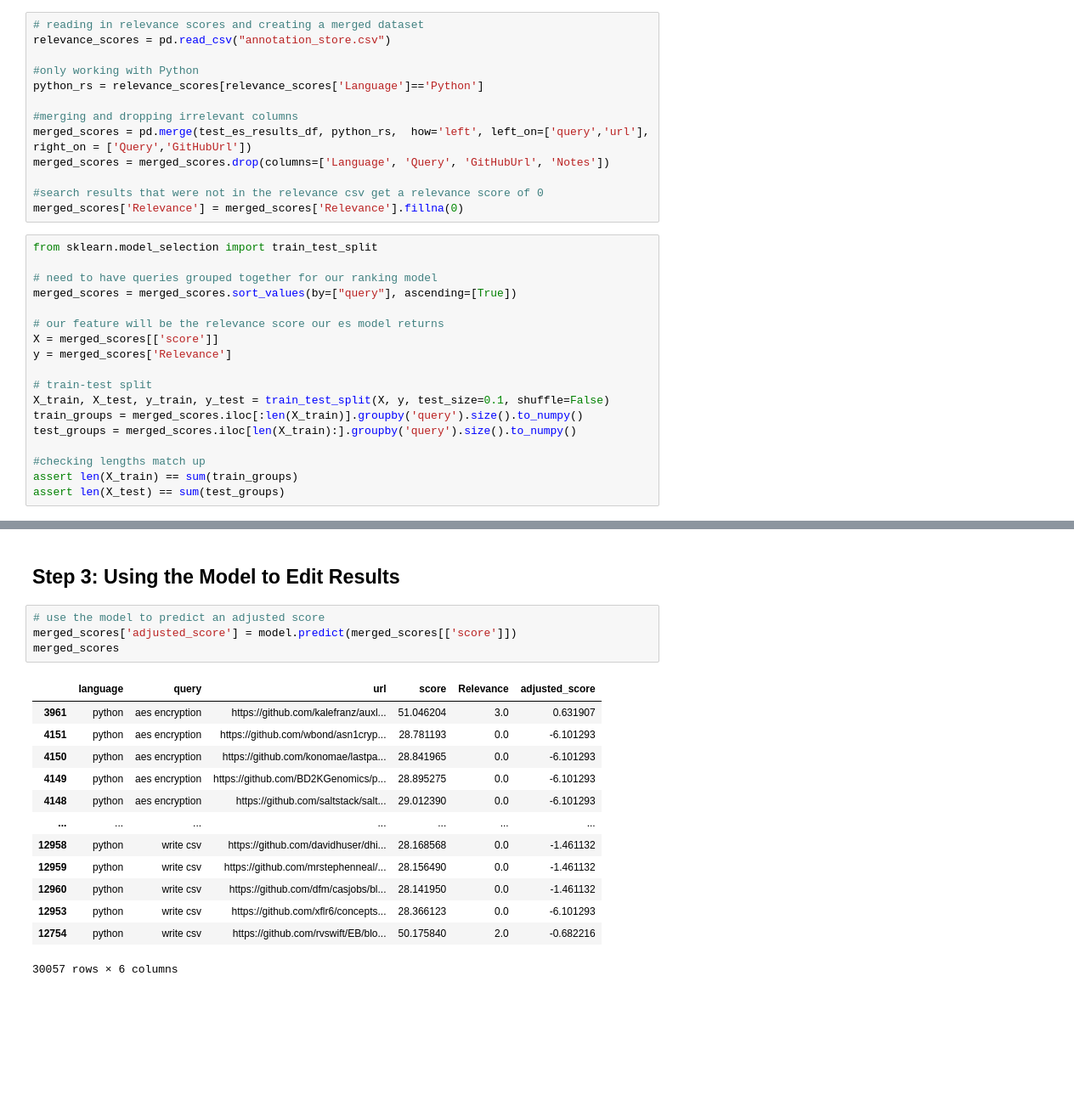
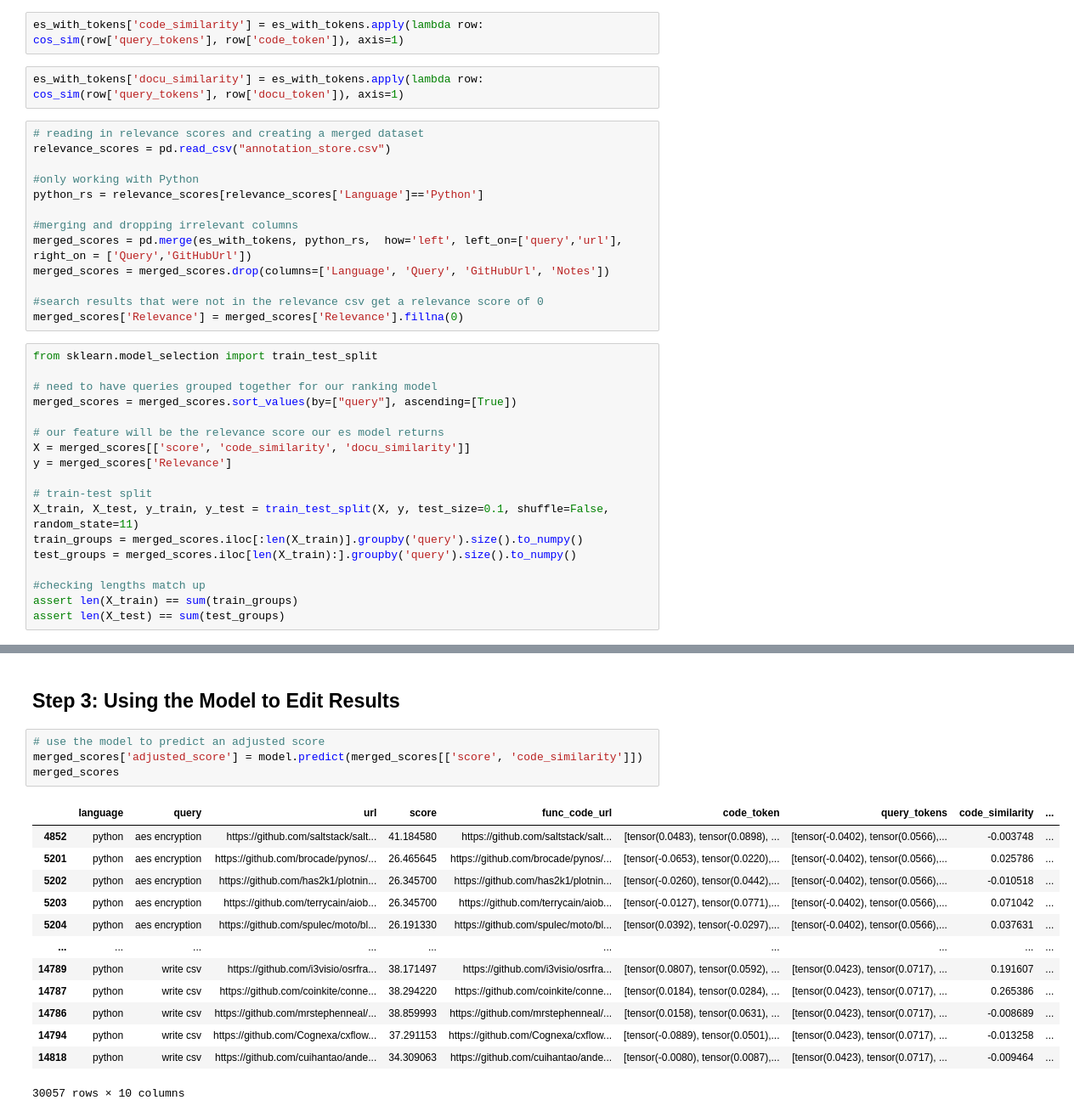
Before and after one commit to toekneeta/CodeSemanticSearch, a Jupyter notebook: elastic_search_engine.ipynb, the cells around one changed output, grey strips where cells are left out. Shown at 85% size. Cells and saved outputs as stored; diff of their text form; blank space fills up the shorter version.

```diff
--- a/elastic_search_engine.ipynb
+++ b/elastic_search_engine.ipynb
@@ -343,3 +407,7 @@ reference: https://towardsdatascience.com/how-to-implement-learning-to-rank-mode
+# %%
+es_with_tokens['code_similarity'] = es_with_tokens.apply(lambda row: cos_sim(row['query_tokens'], row['code_token']), axis=1)
+# %%
+es_with_tokens['docu_similarity'] = es_with_tokens.apply(lambda row: cos_sim(row['query_tokens'], row['docu_token']), axis=1)
 # %%
 # reading in relevance scores and creating a merged dataset
 relevance_scores = pd.read_csv("annotation_store.csv")
@@ -348,7 +416,7 @@ relevance_scores = pd.read_csv("annotation_store.csv")
 python_rs = relevance_scores[relevance_scores['Language']=='Python']
 
 #merging and dropping irrelevant columns
-merged_scores = pd.merge(test_es_results_df, python_rs,  how='left', left_on=['query','url'], right_on = ['Query','GitHubUrl'])
+merged_scores = pd.merge(es_with_tokens, python_rs,  how='left', left_on=['query','url'], right_on = ['Query','GitHubUrl'])
 merged_scores = merged_scores.drop(columns=['Language', 'Query', 'GitHubUrl', 'Notes'])
 
 #search results that were not in the relevance csv get a relevance score of 0
@@ -360,11 +428,11 @@ from sklearn.model_selection import train_test_split
 merged_scores = merged_scores.sort_values(by=["query"], ascending=[True])
 
 # our feature will be the relevance score our es model returns
-X = merged_scores[['score']]
+X = merged_scores[['score', 'code_similarity', 'docu_similarity']]
 y = merged_scores['Relevance']
 
 # train-test split
-X_train, X_test, y_train, y_test = train_test_split(X, y, test_size=0.1, shuffle=False)
+X_train, X_test, y_train, y_test = train_test_split(X, y, test_size=0.1, shuffle=False, random_state=11)
 train_groups = merged_scores.iloc[:len(X_train)].groupby('query').size().to_numpy()
 test_groups = merged_scores.iloc[len(X_train):].groupby('query').size().to_numpy()
 
@@ -391,22 +459,22 @@ LGBMRanker(metric='ndcg', objective='lambdarank')
 ## Step 3: Using the Model to Edit Results
 # %%
 # use the model to predict an adjusted score
-merged_scores['adjusted_score'] = model.predict(merged_scores[['score']])
+merged_scores['adjusted_score'] = model.predict(merged_scores[['score', 'code_similarity']])
 merged_scores
 # %% [output]
-|  | language | query | url | score | Relevance | adjusted_score |
-| 3961 | python | aes encryption | https://github.com/kalefranz/auxl... | 51.046204 | 3.0 | 0.631907 |
-| 4151 | python | aes encryption | https://github.com/wbond/asn1cryp... | 28.781193 | 0.0 | -6.101293 |
-| 4150 | python | aes encryption | https://github.com/konomae/lastpa... | 28.841965 | 0.0 | -6.101293 |
-| 4149 | python | aes encryption | https://github.com/BD2KGenomics/p... | 28.895275 | 0.0 | -6.101293 |
-| 4148 | python | aes encryption | https://github.com/saltstack/salt... | 29.012390 | 0.0 | -6.101293 |
-| ... | ... | ... | ... | ... | ... | ... |
-| 12958 | python | write csv | https://github.com/davidhuser/dhi... | 28.168568 | 0.0 | -1.461132 |
-| 12959 | python | write csv | https://github.com/mrstephenneal/... | 28.156490 | 0.0 | -1.461132 |
-| 12960 | python | write csv | https://github.com/dfm/casjobs/bl... | 28.141950 | 0.0 | -1.461132 |
-| 12953 | python | write csv | https://github.com/xflr6/concepts... | 28.366123 | 0.0 | -6.101293 |
-| 12754 | python | write csv | https://github.com/rvswift/EB/blo... | 50.175840 | 2.0 | -0.682216 |
+|  | language | query | url | score | func_code_url | code_token | query_tokens | code_similarity | ... |
+| 4852 | python | aes encryption | https://github.com/saltstack/salt... | 41.184580 | https://github.com/saltstack/salt... | [tensor(0.0483), tensor(0.0898), ... | [tensor(-0.0402), tensor(0.0566),... | -0.003748 | ... |
+| 5201 | python | aes encryption | https://github.com/brocade/pynos/... | 26.465645 | https://github.com/brocade/pynos/... | [tensor(-0.0653), tensor(0.0220),... | [tensor(-0.0402), tensor(0.0566),... | 0.025786 | ... |
+| 5202 | python | aes encryption | https://github.com/has2k1/plotnin... | 26.345700 | https://github.com/has2k1/plotnin... | [tensor(-0.0260), tensor(0.0442),... | [tensor(-0.0402), tensor(0.0566),... | -0.010518 | ... |
+| 5203 | python | aes encryption | https://github.com/terrycain/aiob... | 26.345700 | https://github.com/terrycain/aiob... | [tensor(-0.0127), tensor(0.0771),... | [tensor(-0.0402), tensor(0.0566),... | 0.071042 | ... |
+| 5204 | python | aes encryption | https://github.com/spulec/moto/bl... | 26.191330 | https://github.com/spulec/moto/bl... | [tensor(0.0392), tensor(-0.0297),... | [tensor(-0.0402), tensor(0.0566),... | 0.037631 | ... |
+| ... | ... | ... | ... | ... | ... | ... | ... | ... | ... |
+| 14789 | python | write csv | https://github.com/i3visio/osrfra... | 38.171497 | https://github.com/i3visio/osrfra... | [tensor(0.0807), tensor(0.0592), ... | [tensor(0.0423), tensor(0.0717), ... | 0.191607 | ... |
+| 14787 | python | write csv | https://github.com/coinkite/conne... | 38.294220 | https://github.com/coinkite/conne... | [tensor(0.0184), tensor(0.0284), ... | [tensor(0.0423), tensor(0.0717), ... | 0.265386 | ... |
+| 14786 | python | write csv | https://github.com/mrstephenneal/... | 38.859993 | https://github.com/mrstephenneal/... | [tensor(0.0158), tensor(0.0631), ... | [tensor(0.0423), tensor(0.0717), ... | -0.008689 | ... |
+| 14794 | python | write csv | https://github.com/Cognexa/cxflow... | 37.291153 | https://github.com/Cognexa/cxflow... | [tensor(-0.0889), tensor(0.0501),... | [tensor(0.0423), tensor(0.0717), ... | -0.013258 | ... |
+| 14818 | python | write csv | https://github.com/cuihantao/ande... | 34.309063 | https://github.com/cuihantao/ande... | [tensor(-0.0080), tensor(0.0087),... | [tensor(0.0423), tensor(0.0717), ... | -0.009464 | ... |
-30057 rows × 6 columns
+30057 rows × 10 columns
 # %%
 # only keep the results that have an adjusted score above the threshold (found through trial and error)
 thresh = -0.75
```
Also changed, not shown: parts of 26 cells of this notebook.
